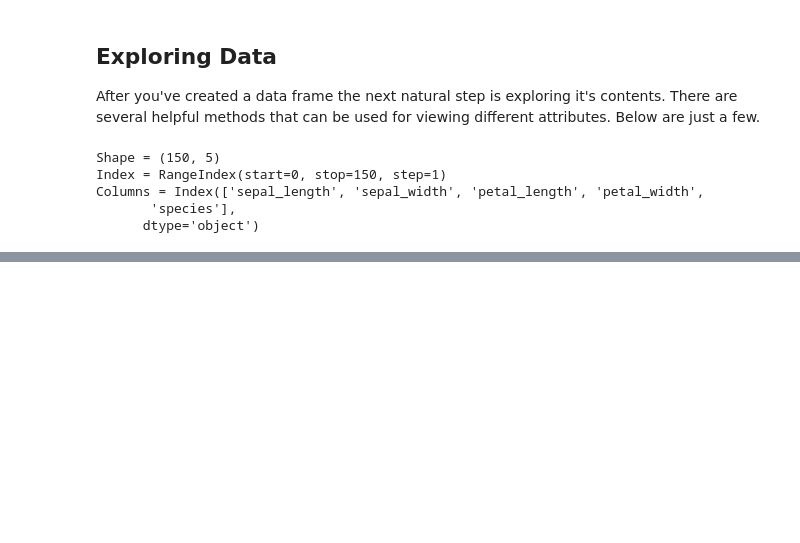
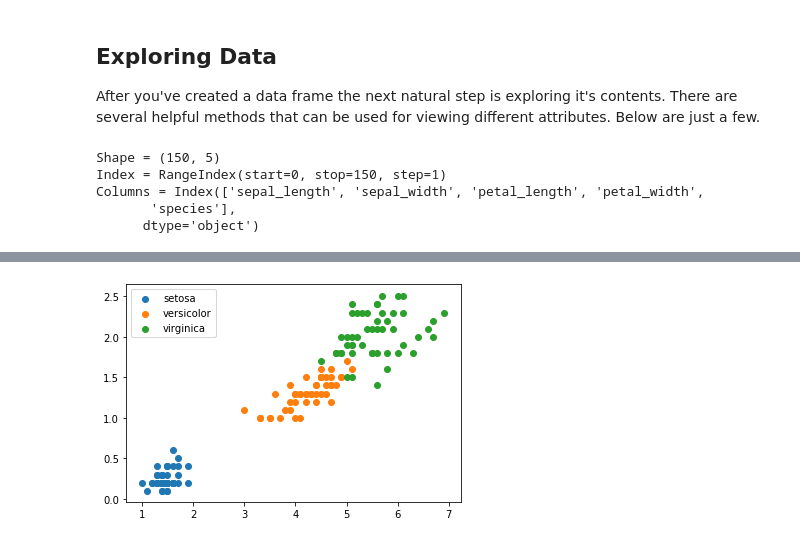
Before and after one commit to nbrown273/dsml-toolbox-python, a Jupyter notebook: modules/pandas/pandas.ipynb, the cells around one changed output, grey strips where cells are left out. Saved outputs shown, nothing was run; the diff lists cells and outputs as text; code cells hidden in the pictures; blank space fills up the shorter version.

```diff
--- a/modules/pandas/pandas.ipynb
+++ b/modules/pandas/pandas.ipynb
@@ -50,0 +336,8 @@ Columns = Index(['sepal_length', 'sepal_width', 'petal_length', 'petal_width',
+# %%
+fig, ax = plt.subplots()
+species = iris.groupby('species')
+for name, df in species:
+    ax.scatter(df.petal_length, df.petal_width, label=name)
+legend = ax.legend()
+# %% [output]
+[figure, added]
```
Also changed, not shown: parts of 38 cells of this notebook.
